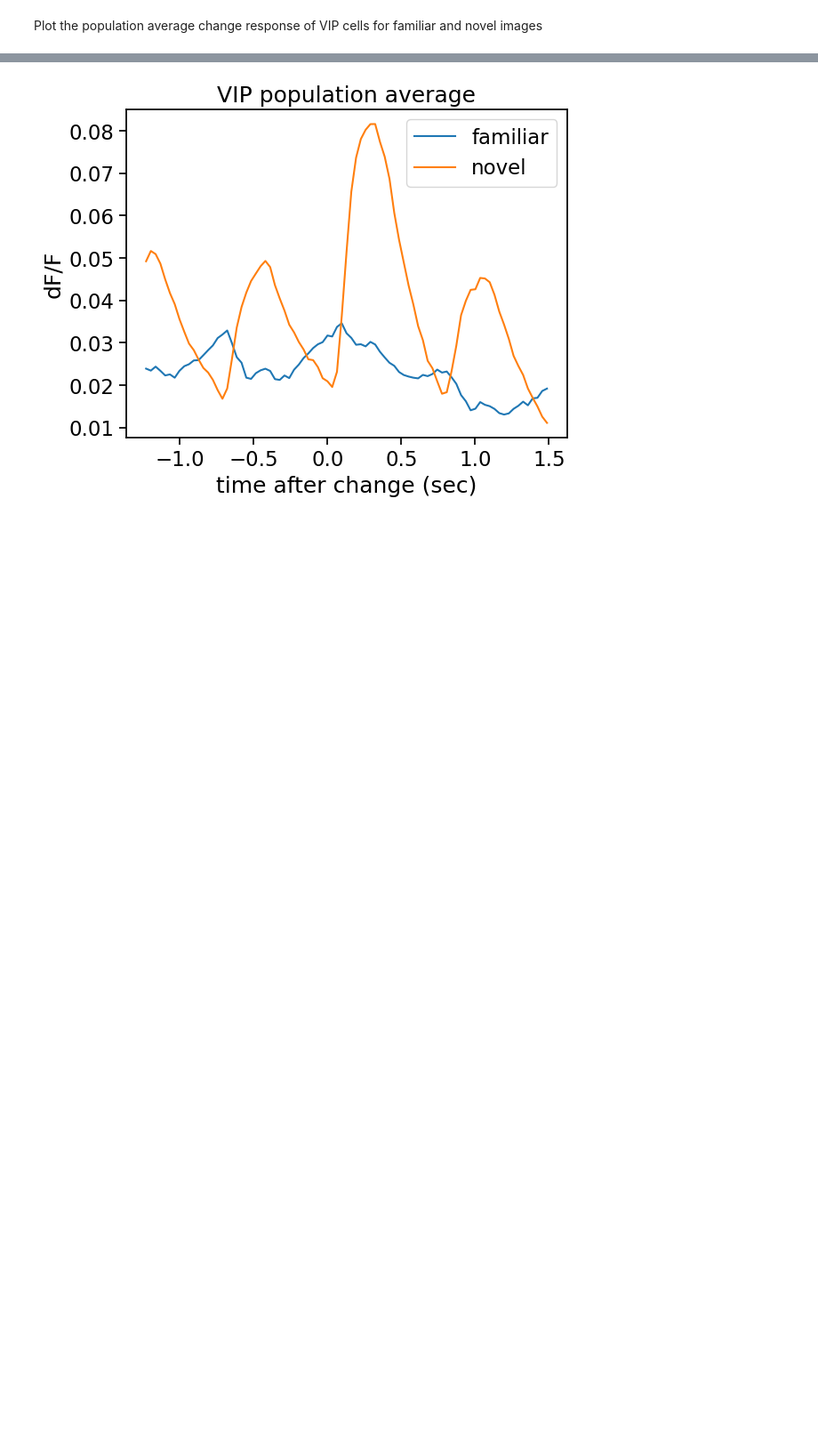
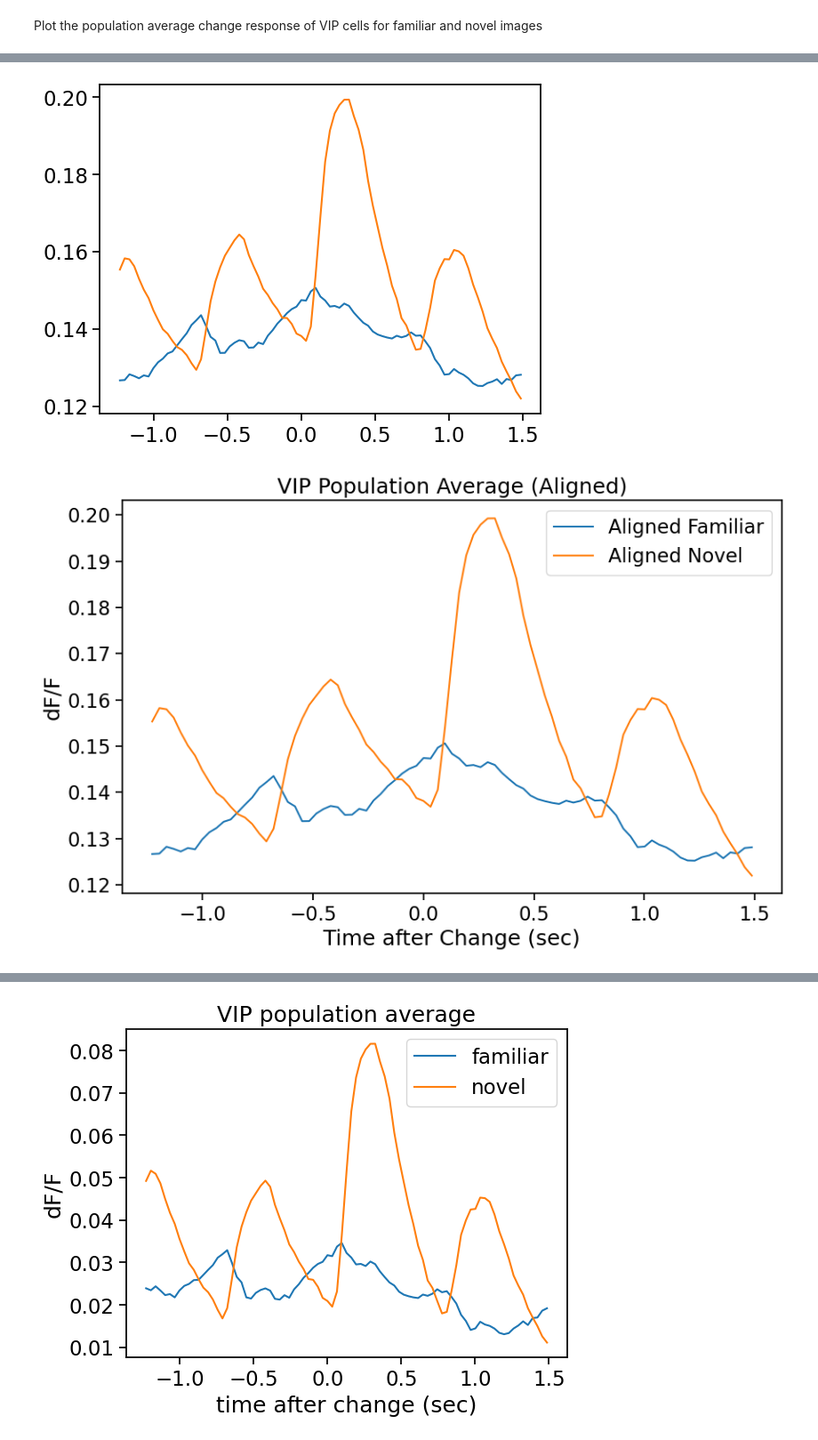
Before and after one commit to pawanthapaliya01/Bostonhousepricing, a Jupyter notebook: projects/neurons/load_Allen_Visual_Behavior_from_pre_processed_file.ipynb, the cells around one changed output, grey strips where cells are left out. Shown at 89% size. Saved outputs shown, nothing was run; the diff lists cells and outputs as text; code cells hidden in the pictures; blank space fills up the shorter version.

```diff
--- a/projects/neurons/load_Allen_Visual_Behavior_from_pre_processed_file.ipynb
+++ b/projects/neurons/load_Allen_Visual_Behavior_from_pre_processed_file.ipynb
@@ -317,0 +211,49 @@ Plot the population average change response of VIP cells for familiar and novel
+# %%
+from scipy.signal import correlate
+
+# Function to find the optimal lag
+def find_optimal_lag(trace1, trace2):
+    correlation = correlate(trace1, trace2, mode='full')
+    lag = np.argmax(correlation) - (len(trace1) - 1)
+    return lag
+
+# Preprocess the data
+timestamps = vip_data.trace_timestamps.values[0]
+corrected_traces = {}
+
+for exposure_level in vip_data.exposure_level.unique():
+    traces = vip_data[vip_data.exposure_level == exposure_level].trace.values
+    individual_corrected_traces = []
+
+    for trace in traces:
+        base = peakutils.baseline(trace, deg=2)
+        corrected_trace = trace - base
+        individual_corrected_traces.append(corrected_trace)
+
+    corrected_traces[exposure_level] = np.array(individual_corrected_traces)
+    mean_corrected_trace = np.mean(corrected_traces[exposure_level], axis=0)
+
+    plt.plot(timestamps, mean_corrected_trace, label=f'Mean {exposure_level}')
+
+# Align the traces
+familiar_trace = np.mean(corrected_traces['familiar'], axis=0)
+novel_trace = np.mean(corrected_traces['novel'], axis=0)
+
+lag = find_optimal_lag(familiar_trace, novel_trace)
+if lag > 0:
+    aligned_novel_trace = np.pad(novel_trace, (lag, 0), mode='constant')[:len(novel_trace)]
+else:
+    aligned_novel_trace = np.pad(novel_trace, (0, -lag), mode='constant')[-lag:]
+
+# Plot the aligned traces
+plt.figure(figsize=(10, 6))
+plt.plot(timestamps, familiar_trace, label='Aligned Familiar')
+plt.plot(timestamps, aligned_novel_trace, label='Aligned Novel')
+plt.title('VIP Population Average (Aligned)')
+plt.xlabel('Time after Change (sec)')
+plt.ylabel('dF/F')
+plt.legend()
+plt.show()
+# %% [output]
+[figure, added]
+[figure, added]
```
Also changed, not shown: parts of 22 cells of this notebook.
